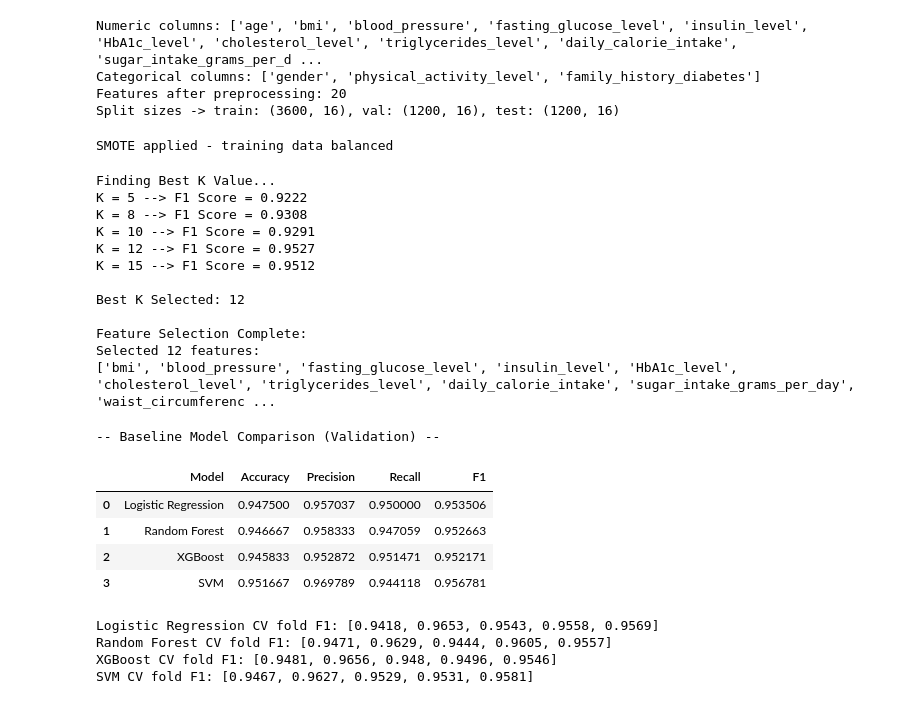
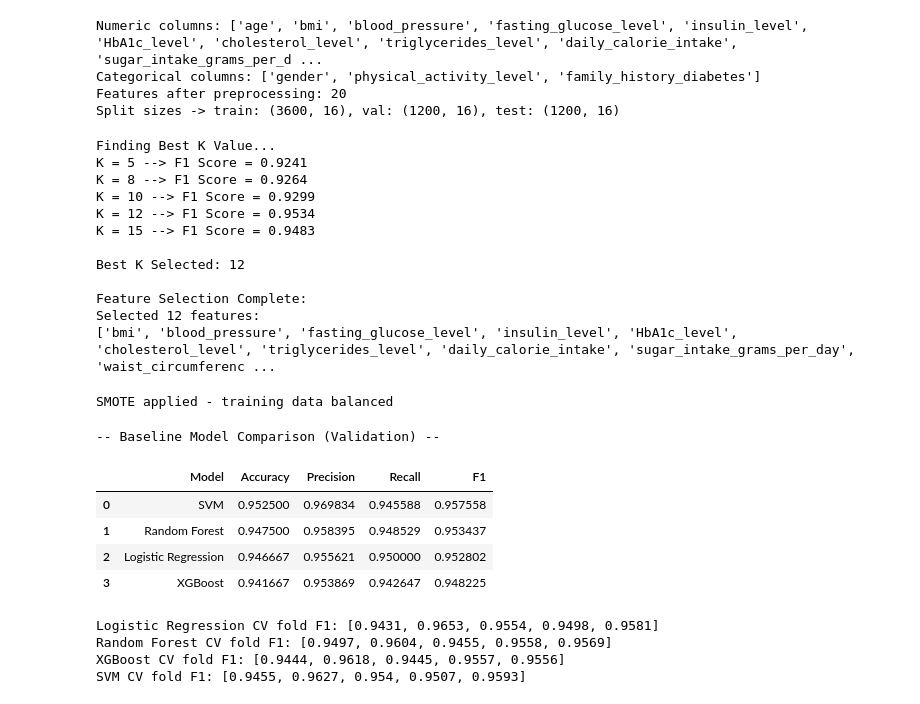
Before and after one commit to Priyansu-Nayak-10/Final-year-Research-Project, a Jupyter notebook: notebooks/diabetes_model.ipynb, the cells around one changed output. Drawn from its saved outputs; the diff is of its cells as text; code cells hidden in the pictures.

```diff
--- a/notebooks/diabetes_model.ipynb
+++ b/notebooks/diabetes_model.ipynb
@@ -129,13 +129,6 @@ Numeric columns: ['age', 'bmi', 'blood_pressure', 'fasting_glucose_level', 'insu
 Categorical columns: ['gender', 'physical_activity_level', 'family_history_diabetes']
 Features after preprocessing: 20
 Split sizes -> train: (3600, 16), val: (1200, 16), test: (1200, 16)
-# %%
-# Apply SMOTE on training data to reduce class imbalance.
-smote = SMOTE(random_state=42)
-X_train_prep, y_train = smote.fit_resample(X_train_prep, y_train)
-print("SMOTE applied - training data balanced")
-# %% [output]
-SMOTE applied - training data balanced
 # %%
 # Run SelectKBest feature selection and keep top informative features.
 print("\nFinding Best K Value...")
@@ -152,9 +145,12 @@ for k in k_values:
     X_train_temp = temp_selector.fit_transform(X_train_prep, y_train)
     X_val_temp = temp_selector.transform(X_val_prep)
 
+    # Apply SMOTE strictly for evaluating balanced baseline performance
+    smote_temp = SMOTE(random_state=42)
+    X_train_temp_sm, y_train_sm = smote_temp.fit_resample(X_train_temp, y_train)
+
     temp_model = RandomForestClassifier(random_state=42)
-
-    temp_model.fit(X_train_temp, y_train)
+    temp_model.fit(X_train_temp_sm, y_train_sm)
 
     preds = temp_model.predict(X_val_temp)
 
@@ -186,49 +182,56 @@ print(f"Selected {len(selected_features)} features:")
 print(selected_features)
 # %% [output]
 Finding Best K Value...
-K = 5 --> F1 Score = 0.9222
-K = 8 --> F1 Score = 0.9308
-K = 10 --> F1 Score = 0.9291
-K = 12 --> F1 Score = 0.9527
-K = 15 --> F1 Score = 0.9512
+K = 5 --> F1 Score = 0.9241
+K = 8 --> F1 Score = 0.9264
+K = 10 --> F1 Score = 0.9299
+K = 12 --> F1 Score = 0.9534
+K = 15 --> F1 Score = 0.9483
 
 Best K Selected: 12
 
 Feature Selection Complete:
 Selected 12 features:
 ['bmi', 'blood_pressure', 'fasting_glucose_level', 'insulin_level', 'HbA1c_level', 'cholesterol_level', 'triglycerides_level', 'daily_calorie_intake', 'sugar_intake_grams_per_day', 'waist_circumferenc ...
+# %%
+# Apply SMOTE on training data to reduce class imbalance.
+smote = SMOTE(random_state=42)
+X_train_prep, y_train = smote.fit_resample(X_train_prep, y_train)
+print("SMOTE applied - training data balanced")
+# %% [output]
+SMOTE applied - training data balanced
 # %%
 # Train baseline models and compare validation performance.
 models = {
     "Logistic Regression": LogisticRegression(max_iter=1000, random_state=42),
     "Random Forest": RandomForestClassifier(random_state=42),
     "XGBoost": XGBClassifier(eval_metric="logloss", random_state=42, n_jobs=-1),
     "SVM": SVC(probability=True, random_state=42)
 }
 
 baseline_results = []
 for name, model in models.items():
     model.fit(X_train_prep, y_train)
     y_val_pred = model.predict(X_val_prep)
 
     baseline_results.append({
         "Model": name,
         "Accuracy": accuracy_score(y_val, y_val_pred),
         "Precision": precision_score(y_val, y_val_pred),
         "Recall": recall_score(y_val, y_val_pred),
         "F1": f1_score(y_val, y_val_pred),
     })
 
 baseline_results_df = pd.DataFrame(baseline_results)[["Model", "Accuracy", "Precision", "Recall", "F1"]]
 print("\n-- Baseline Model Comparison (Validation) --")
-display(baseline_results_df)
+display(baseline_results_df.sort_values("F1", ascending=False).reset_index(drop=True))
 # %% [output]
 -- Baseline Model Comparison (Validation) --
 |  | Model | Accuracy | Precision | Recall | F1 |
-| 0 | Logistic Regression | 0.947500 | 0.957037 | 0.950000 | 0.953506 |
-| 1 | Random Forest | 0.946667 | 0.958333 | 0.947059 | 0.952663 |
-| 2 | XGBoost | 0.945833 | 0.952872 | 0.951471 | 0.952171 |
-| 3 | SVM | 0.951667 | 0.969789 | 0.944118 | 0.956781 |
+| 0 | SVM | 0.952500 | 0.969834 | 0.945588 | 0.957558 |
+| 1 | Random Forest | 0.947500 | 0.958395 | 0.948529 | 0.953437 |
+| 2 | Logistic Regression | 0.946667 | 0.955621 | 0.950000 | 0.952802 |
+| 3 | XGBoost | 0.941667 | 0.953869 | 0.942647 | 0.948225 |
 # %%
 # Configure cross-validation and define a helper for consistent CV reporting.
 cv = StratifiedKFold(n_splits=5, shuffle=True, random_state=42)
@@ -254,8 +257,8 @@ optimized_models = {}
 cv_scores_all = {}
 best_params_all = {}
 
-for model_name, cfg in model_tuning_plan.items():
 
+def make_objective(model_name, X_train, y_train, cv):
     def objective(trial):
         if model_name == "Logistic Regression":
             params = {
@@ -265,7 +268,6 @@ for model_name, cfg in model_tuning_plan.items():
                 "random_state": 42,
             }
             model = LogisticRegression(**params)
-
         elif model_name == "Random Forest":
             params = {
                 "n_estimators": trial.suggest_int("n_estimators", 100, 600),
@@ -275,7 +277,6 @@ for model_name, cfg in model_tuning_plan.items():
                 "n_jobs": -1,
             }
             model = RandomForestClassifier(**params)
-
         elif model_name == "XGBoost":
             params = {
                 "n_estimators": trial.suggest_int("n_estimators", 100, 800),
@@ -288,7 +289,6 @@ for model_name, cfg in model_tuning_plan.items():
                 "n_jobs": -1,
             }
             model = XGBClassifier(**params)
-
         else:  # SVM
             kernel = trial.suggest_categorical("kernel", ["linear", "rbf"])
             params = {
@@ -301,11 +301,16 @@ for model_name, cfg in model_tuning_plan.items():
                 params["gamma"] = trial.suggest_float("gamma", 1e-4, 1e0, log=True)
             model = SVC(**params)
 
-        scores = cross_val_score(model, X_train_prep, y_train, cv=cv, scoring="f1", n_jobs=-1)
+        scores = cross_val_score(model, X_train, y_train, cv=cv, scoring="f1", n_jobs=-1)
         return float(scores.mean())
+    return objective
 
+for model_name, cfg in model_tuning_plan.items():
     study = optuna.create_study(direction="maximize", sampler=optuna.samplers.TPESampler(seed=42))
-    study.optimize(objective, n_trials=cfg["n_trials"])
+    study.optimize(
+        make_objective(model_name, X_train_prep, y_train, cv),
+        n_trials=cfg["n_trials"],
+    )
     best_params_all[model_name] = study.best_params
 
     if model_name == "Logistic Regression":
@@ -334,10 +339,10 @@ rf_cv_scores = cv_scores_all["Random Forest"]
 xgb_cv_scores = cv_scores_all["XGBoost"]
 svm_cv_scores = cv_scores_all["SVM"]
 # %% [output]
-Logistic Regression CV fold F1: [0.9418, 0.9653, 0.9543, 0.9558, 0.9569]
-Random Forest CV fold F1: [0.9471, 0.9629, 0.9444, 0.9605, 0.9557]
-XGBoost CV fold F1: [0.9481, 0.9656, 0.948, 0.9496, 0.9546]
-SVM CV fold F1: [0.9467, 0.9627, 0.9529, 0.9531, 0.9581]
+Logistic Regression CV fold F1: [0.9431, 0.9653, 0.9554, 0.9498, 0.9581]
+Random Forest CV fold F1: [0.9497, 0.9604, 0.9455, 0.9558, 0.9569]
+XGBoost CV fold F1: [0.9444, 0.9618, 0.9445, 0.9557, 0.9556]
+SVM CV fold F1: [0.9455, 0.9627, 0.954, 0.9507, 0.9593]
 # %%
 # Print consolidated 5-fold CV mean +/- std for all tuned models.
 cv_scores_all = {
```
Also changed, not shown: parts of 8 cells of this notebook, 4 other files.
